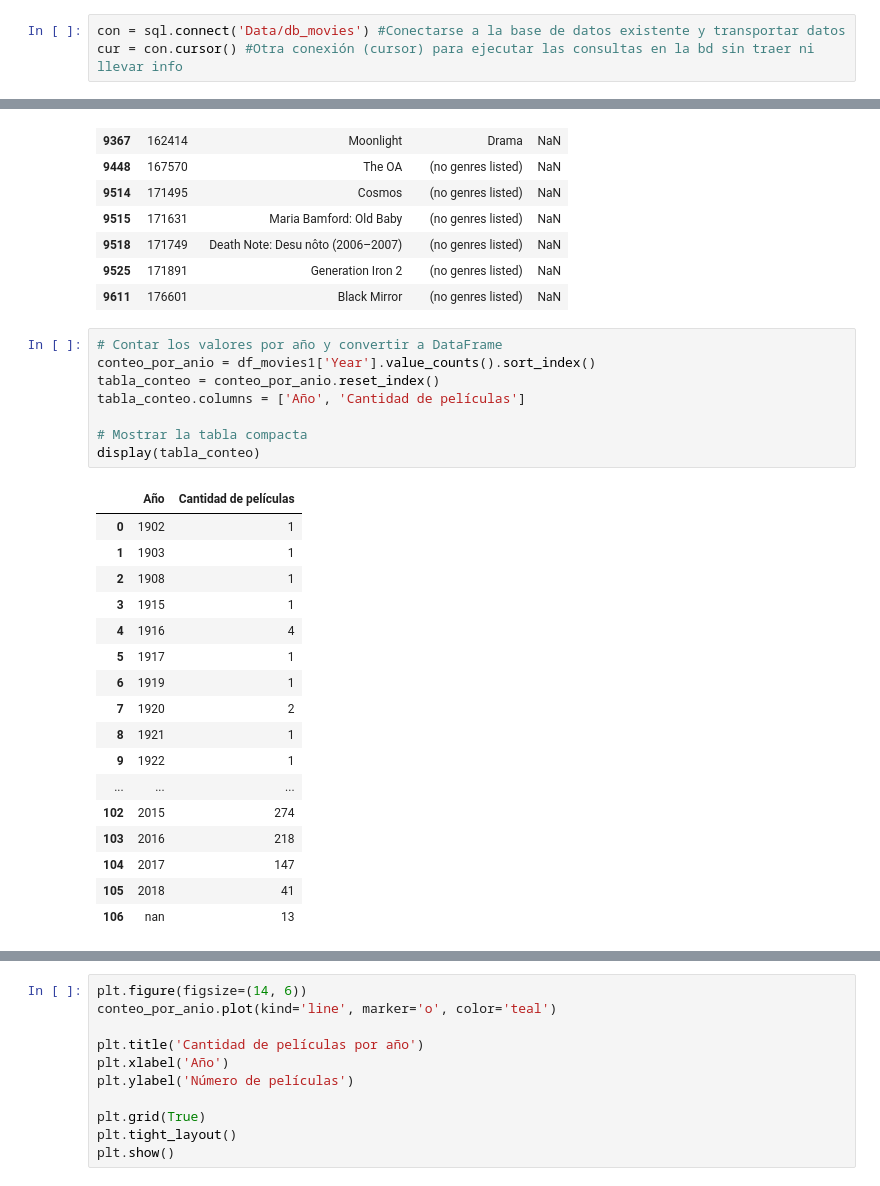
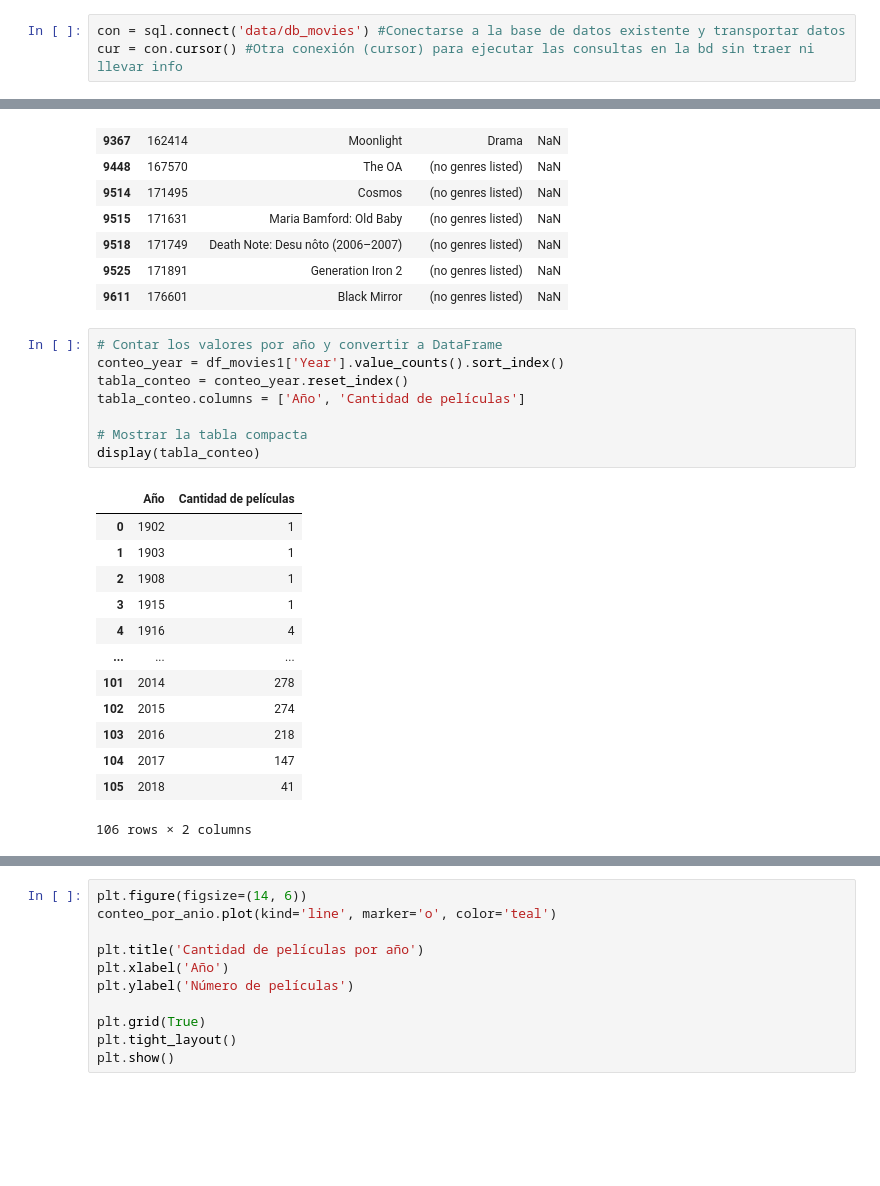
Before and after one commit to ValentinaJimenezTorres/A3_marketing, a Jupyter notebook: b_exploracion_limpieza.ipynb, the cells around one changed output, grey strips where cells are left out. Drawn from its saved outputs; the diff is of its cells as text; blank space fills up the shorter version.

```diff
--- a/b_exploracion_limpieza.ipynb
+++ b/b_exploracion_limpieza.ipynb
@@ -34,7 +35,7 @@ os.chdir(path) #Subir y descargar archivos de la ruta del repositorio de trabajo
 # %% [markdown]
 ## Conexión
 # %%
-con = sql.connect('Data/db_movies') #Conectarse a la base de datos existente y transportar datos
+con = sql.connect('data/db_movies') #Conectarse a la base de datos existente y transportar datos
 cur = con.cursor() #Otra conexión (cursor) para ejecutar las consultas en la bd sin traer ni llevar info
 # %%
 #Consultar qué tablas disponibles tiene la bd
@@ -237,27 +238,23 @@ Tabla de películas SIN año (inválido o ausente):
 | 9611 | 176601 | Black Mirror | (no genres listed) | NaN |
 # %%
 # Contar los valores por año y convertir a DataFrame
-conteo_por_anio = df_movies1['Year'].value_counts().sort_index()
-tabla_conteo = conteo_por_anio.reset_index()
+conteo_year = df_movies1['Year'].value_counts().sort_index()
+tabla_conteo = conteo_year.reset_index()
 tabla_conteo.columns = ['Año', 'Cantidad de películas']
 
 # Mostrar la tabla compacta
 display(tabla_conteo)
 # %% [output]
 |  | Año | Cantidad de películas |
 | 0 | 1902 | 1 |
 | 1 | 1903 | 1 |
 | 2 | 1908 | 1 |
 | 3 | 1915 | 1 |
 | 4 | 1916 | 4 |
-| 5 | 1917 | 1 |
-| 6 | 1919 | 1 |
-| 7 | 1920 | 2 |
-| 8 | 1921 | 1 |
-| 9 | 1922 | 1 |
 | ... | ... | ... |
+| 101 | 2014 | 278 |
 | 102 | 2015 | 274 |
 | 103 | 2016 | 218 |
 | 104 | 2017 | 147 |
 | 105 | 2018 | 41 |
-| 106 | nan | 13 |
+106 rows × 2 columns
```
Also changed, not shown: parts of 5 cells of this notebook.
